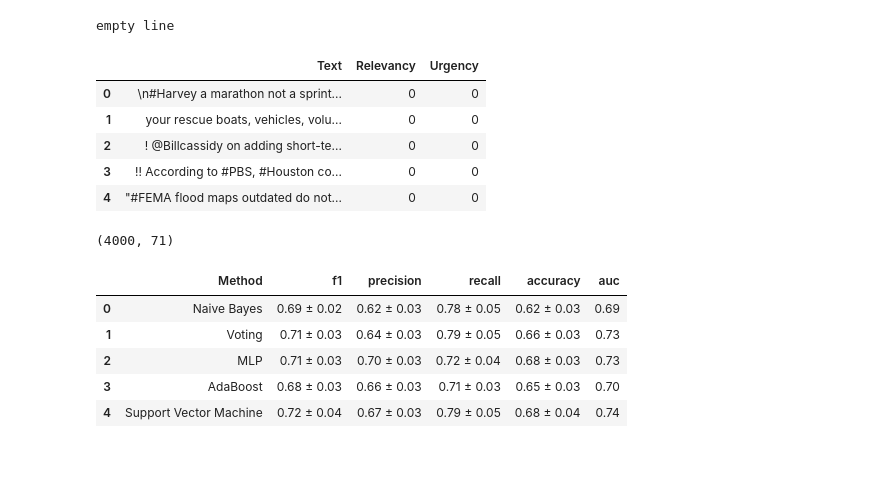
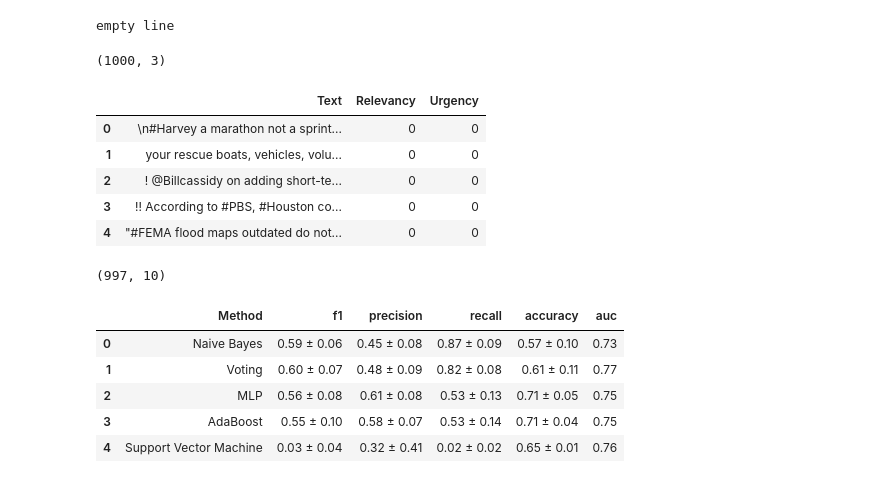
Before and after one commit to shenoy10/Harvey_Machine_Learning, a Jupyter notebook: Non-Neural_Pipeline.ipynb, the cells around one changed output. Saved outputs shown, nothing was run; the diff lists cells and outputs as text; code cells hidden in the pictures.

Commit message:
urgency model development

```diff
--- a/Non-Neural_Pipeline.ipynb
+++ b/Non-Neural_Pipeline.ipynb
@@ -55,9 +57,11 @@ with open('data/glove.twitter.27B/glove.twitter.27B.%dd.txt' % vec_length) as f:
 empty line
 # %%
 #read in the dataset first
-df = pd.read_csv('data/mturk_0-4000_manual2.csv')
+df = pd.read_csv('data/mturk_0-4000_manual3.csv').iloc[0:1000, :]
+print(df.shape)
 df.head()
 # %% [output]
+(1000, 3)
 |  | Text | Relevancy | Urgency |
 | 0 | \n#Harvey a marathon not a sprint... | 0 | 0 |
 | 1 | your rescue boats, vehicles, volu... | 0 | 0 |
@@ -153,7 +157,7 @@ from sklearn.linear_model import LogisticRegression
 df_rfs = RFECV(LogisticRegression(), step=1, cv=10).fit_transform(dfv, labels)
 print(df_rfs.shape)
 # %% [output]
-(4000, 71)
+(997, 10)
 # %%
 from sklearn.neural_network import MLPClassifier
 from sklearn.ensemble import AdaBoostClassifier, VotingClassifier
@@ -219,18 +223,18 @@ def print_stats(models, method, dfv, labels):
 # %%
 models = {'Naive Bayes': GaussianNB(),
           'Voting': VotingClassifier(estimators=[('mlp', MLPClassifier()),
                                             ('ada', AdaBoostClassifier()),
                                             ('nb', GaussianNB())], voting='soft'),
           'Perceptron': MLPClassifier(),
           'AdaBoost': AdaBoostClassifier(),
           'Support Vector Machine': SVC()
         }
 method = ['Naive Bayes', 'Voting', 'MLP', 'AdaBoost', 'Support Vector Machine']
-print_stats(models, method, df_rfs, labels)
+print_stats(models, method, dfv, labels)
 # %% [output]
 |  | Method | f1 | precision | recall | accuracy | auc |
-| 0 | Naive Bayes | 0.69 ± 0.02 | 0.62 ± 0.03 | 0.78 ± 0.05 | 0.62 ± 0.03 | 0.69 |
-| 1 | Voting | 0.71 ± 0.03 | 0.64 ± 0.03 | 0.79 ± 0.05 | 0.66 ± 0.03 | 0.73 |
-| 2 | MLP | 0.71 ± 0.03 | 0.70 ± 0.03 | 0.72 ± 0.04 | 0.68 ± 0.03 | 0.73 |
-| 3 | AdaBoost | 0.68 ± 0.03 | 0.66 ± 0.03 | 0.71 ± 0.03 | 0.65 ± 0.03 | 0.70 |
-| 4 | Support Vector Machine | 0.72 ± 0.04 | 0.67 ± 0.03 | 0.79 ± 0.05 | 0.68 ± 0.04 | 0.74 |
+| 0 | Naive Bayes | 0.59 ± 0.06 | 0.45 ± 0.08 | 0.87 ± 0.09 | 0.57 ± 0.10 | 0.73 |
+| 1 | Voting | 0.60 ± 0.07 | 0.48 ± 0.09 | 0.82 ± 0.08 | 0.61 ± 0.11 | 0.77 |
+| 2 | MLP | 0.56 ± 0.08 | 0.61 ± 0.08 | 0.53 ± 0.13 | 0.71 ± 0.05 | 0.75 |
+| 3 | AdaBoost | 0.55 ± 0.10 | 0.58 ± 0.07 | 0.53 ± 0.14 | 0.71 ± 0.04 | 0.75 |
+| 4 | Support Vector Machine | 0.03 ± 0.04 | 0.32 ± 0.41 | 0.02 ± 0.02 | 0.65 ± 0.01 | 0.76 |
```
Also changed, not shown: parts of 1 cell of this notebook, 15 other files.
